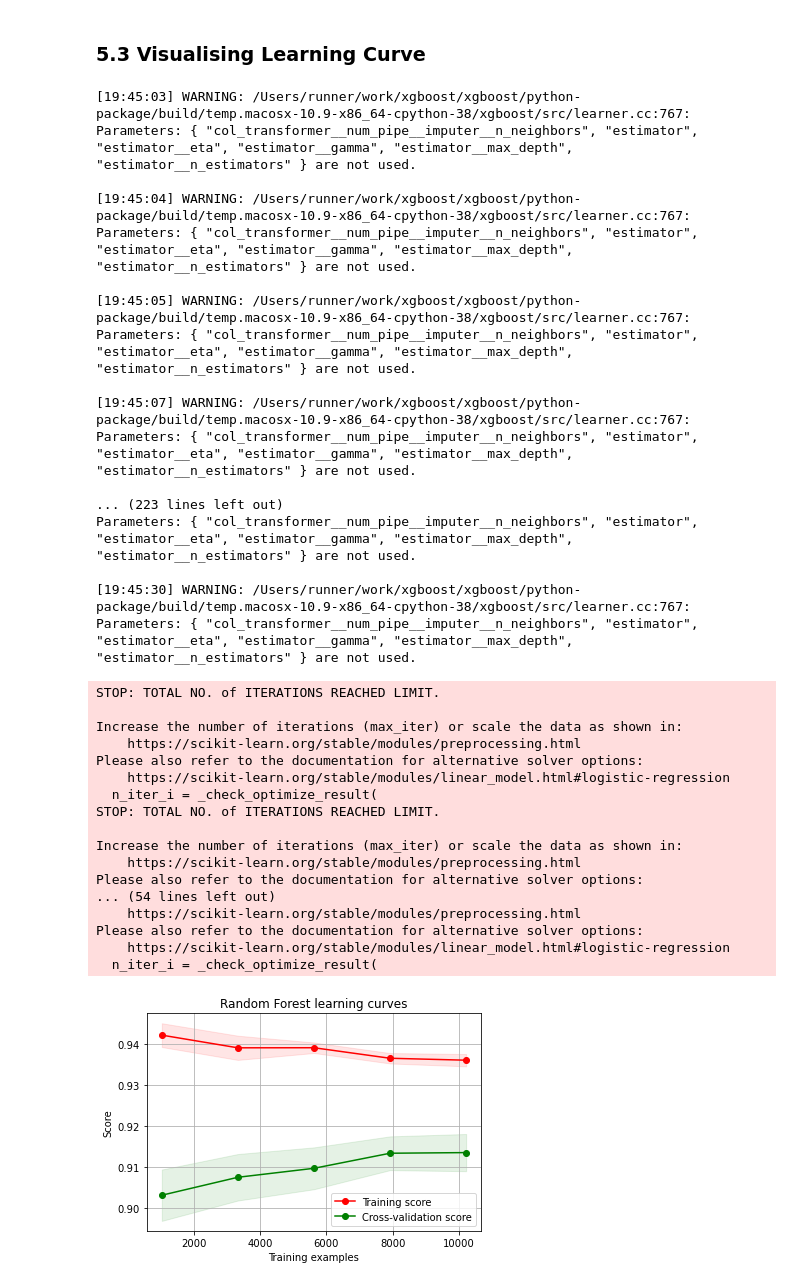
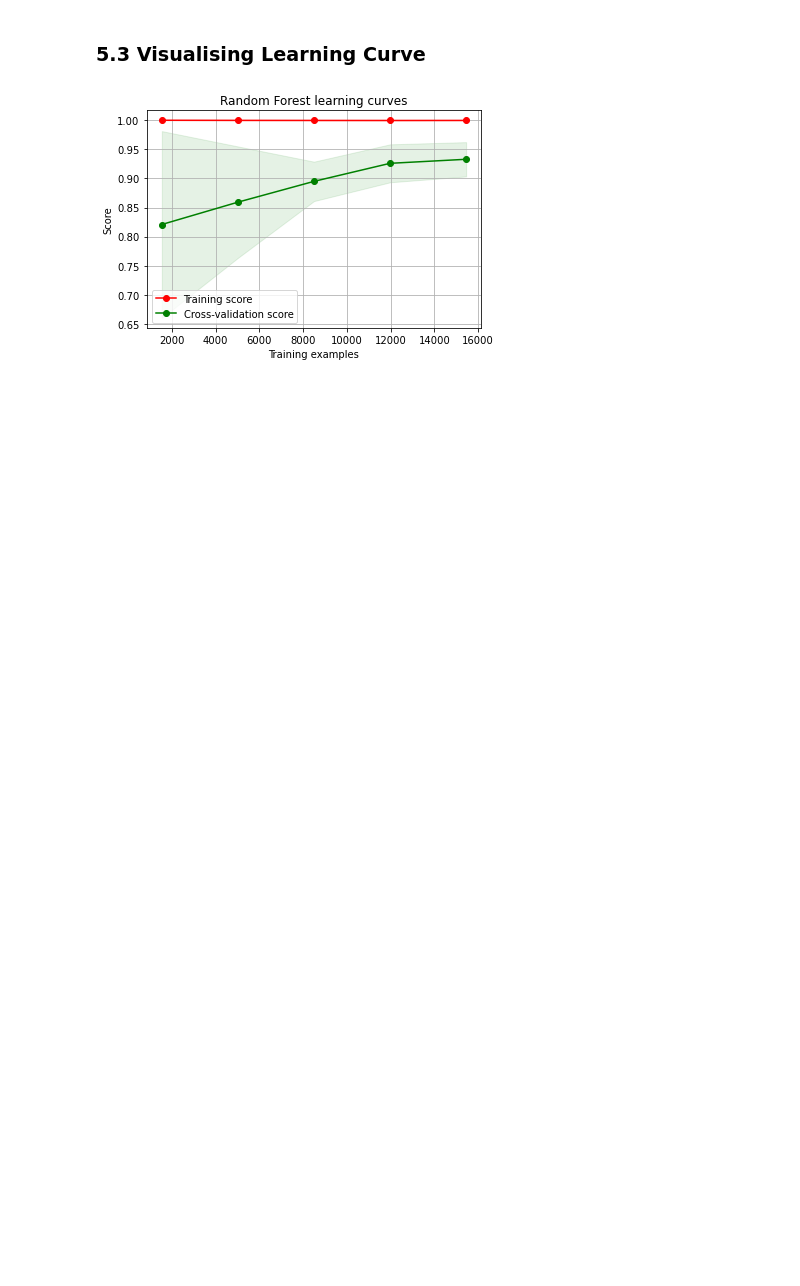
Before and after one commit to leileijng/bc2407-linkedin, a Jupyter notebook: 1_HR-Analysis/HR-Analysis Modelling.ipynb, the cells around one changed output. Drawn from its saved outputs; the diff is of its cells as text; code cells hidden in the pictures; blank space fills up the shorter version.

```diff
--- a/1_HR-Analysis/HR-Analysis Modelling.ipynb
+++ b/1_HR-Analysis/HR-Analysis Modelling.ipynb
@@ -423,4 +423,4 @@ importances = (importances-importances.min())/(importances.max()-importances.min
 # %%
 ## Take the average, and then use the top 8 as the final choice.
 importances['Mean_Importance'] = importances.mean(axis=1)
-selected_index = np.argsort(importances['Mean_Importance'].values.reshape(-1))[::-1][:8]
+selected_index = np.argsort(importances['Mean_Importance'].values.reshape(-1))[::-1][:8]b
@@ -427,3 +429,6 @@ selected_index = np.argsort(importances['Mean_Importance'].values.reshape(-1))[:
+# %%
+X_train_selected = X_train_os.iloc[:,selected_index]
+X_test_selected = X_test.iloc[:,selected_index]
 # %% [markdown]
 #### 2.1 (c) Displaying the importance scores in a table
 # %%
@@ -857,14 +862,14 @@ ROC-AUC-Score: 0.9557596865299627
 # %%
 # On all dataset
 # RFC Parameters tunning
-RFC = RandomForestClassifier()
+RFC = RandomForestClassifier(oob_score=True)
 rfs = int(np.floor(np.sqrt(X_train_os.shape[1])))
 rf_param_grid = {
-    "max_features": [i for i in range(1, rfs, 1)],
+    "max_features": [i for i in range(3, rfs, 1)],
     "criterion" : ["gini", "entropy"],
-    "min_samples_leaf" : [1, 5, 10, 25],
-    "min_samples_split" : [2, 4, 10, 12],
-    "n_estimators": [200, 400, 500, 700]
+    "min_samples_leaf" : [1, 5],
+    "min_samples_split" : [2, 4],
+    "n_estimators": [200, 500]
 }
 
 
@@ -935,18 +921,18 @@ ROC-AUC-Score: 0.9552700051528866
 # %%
 # On selected features
 # RFC Parameters tunning
-RFC = RandomForestClassifier()
+RFC = RandomForestClassifier(oob_score=True)
 
 # GridSerachCV
 param_grid = {
     "max_features": ['auto', 'sqrt'],
-    "criterion" : ["gini"],
-    "n_estimators": [100, 200, 500]
+    "criterion" : ["gini", "entropy"],
+    "n_estimators": [200, 500]
 }
 
 gsRFC_2 = GridSearchCV(RFC,param_grid = param_grid, cv=kfold, scoring="accuracy", n_jobs= 4)
 
-gsRFC_2.fit(X_train_os.iloc[:,selected_index],y_train_os.values.reshape(-1))
+gsRFC_2.fit(X_train_selected,y_train_os.values.reshape(-1))
 
 RFC_best2 = gsRFC_2.best_estimator_
 
@@ -1873,66 +1887,33 @@ def plot_learning_curve(estimator, title, X, y, ylim=None, cv=None,
                         n_jobs=-1, train_sizes=np.linspace(.1, 1.0, 5)):
     """Generate a simple plot of the test and training learning curve"""
     plt.figure()
     plt.title(title)
     if ylim is not None:
         plt.ylim(*ylim)
     plt.xlabel("Training examples")
     plt.ylabel("Score")
     train_sizes, train_scores, test_scores = learning_curve(
         estimator, X, y, cv=cv, n_jobs=n_jobs, train_sizes=train_sizes)
     train_scores_mean = np.mean(train_scores, axis=1)
     train_scores_std = np.std(train_scores, axis=1)
     test_scores_mean = np.mean(test_scores, axis=1)
     test_scores_std = np.std(test_scores, axis=1)
     plt.grid()
 
     plt.fill_between(train_sizes, train_scores_mean - train_scores_std,
                      train_scores_mean + train_scores_std, alpha=0.1,
                      color="r")
     plt.fill_between(train_sizes, test_scores_mean - test_scores_std,
                      test_scores_mean + test_scores_std, alpha=0.1, color="g")
     plt.plot(train_sizes, train_scores_mean, 'o-', color="r",
              label="Training score")
     plt.plot(train_sizes, test_scores_mean, 'o-', color="g",
              label="Cross-validation score")
 
     plt.legend(loc="best")
     return plt
 
-g = plot_learning_curve(leaderboard_model, "Random Forest learning curves",X_train,y_train.values.reshape(-1),cv=kfold)
+g = plot_learning_curve(RFC_best2,
+                        "Random Forest learning curves",X_train_os.iloc[:,selected_index],y_train_os.values.reshape(-1),cv=kfold)
 # %% [output]
-[19:45:03] WARNING: /Users/runner/work/xgboost/xgboost/python-package/build/temp.macosx-10.9-x86_64-cpython-38/xgboost/src/learner.cc:767:
-Parameters: { "col_transformer__num_pipe__imputer__n_neighbors", "estimator", "estimator__eta", "estimator__gamma", "estimator__max_depth", "estimator__n_estimators" } are not used.
-
-[19:45:04] WARNING: /Users/runner/work/xgboost/xgboost/python-package/build/temp.macosx-10.9-x86_64-cpython-38/xgboost/src/learner.cc:767:
-Parameters: { "col_transformer__num_pipe__imputer__n_neighbors", "estimator", "estimator__eta", "estimator__gamma", "estimator__max_depth", "estimator__n_estimators" } are not used.
-
-[19:45:05] WARNING: /Users/runner/work/xgboost/xgboost/python-package/build/temp.macosx-10.9-x86_64-cpython-38/xgboost/src/learner.cc:767:
-Parameters: { "col_transformer__num_pipe__imputer__n_neighbors", "estimator", "estimator__eta", "estimator__gamma", "estimator__max_depth", "estimator__n_estimators" } are not used.
-
-[19:45:07] WARNING: /Users/runner/work/xgboost/xgboost/python-package/build/temp.macosx-10.9-x86_64-cpython-38/xgboost/src/learner.cc:767:
-Parameters: { "col_transformer__num_pipe__imputer__n_neighbors", "estimator", "estimator__eta", "estimator__gamma", "estimator__max_depth", "estimator__n_estimators" } are not used.
-
-... (223 lines left out)
-Parameters: { "col_transformer__num_pipe__imputer__n_neighbors", "estimator", "estimator__eta", "estimator__gamma", "estimator__max_depth", "estimator__n_estimators" } are not used.
-
-[19:45:30] WARNING: /Users/runner/work/xgboost/xgboost/python-package/build/temp.macosx-10.9-x86_64-cpython-38/xgboost/src/learner.cc:767:
-Parameters: { "col_transformer__num_pipe__imputer__n_neighbors", "estimator", "estimator__eta", "estimator__gamma", "estimator__max_depth", "estimator__n_estimators" } are not used.
-STOP: TOTAL NO. of ITERATIONS REACHED LIMIT.
-
-Increase the number of iterations (max_iter) or scale the data as shown in:
-    https://scikit-learn.org/stable/modules/preprocessing.html
-Please also refer to the documentation for alternative solver options:
-    https://scikit-learn.org/stable/modules/linear_model.html#logistic-regression
-  n_iter_i = _check_optimize_result(
-STOP: TOTAL NO. of ITERATIONS REACHED LIMIT.
-
-Increase the number of iterations (max_iter) or scale the data as shown in:
-    https://scikit-learn.org/stable/modules/preprocessing.html
-Please also refer to the documentation for alternative solver options:
-... (54 lines left out)
-    https://scikit-learn.org/stable/modules/preprocessing.html
-Please also refer to the documentation for alternative solver options:
-    https://scikit-learn.org/stable/modules/linear_model.html#logistic-regression
-  n_iter_i = _check_optimize_result(
-[figure, old version]
+[figure, new version]
```
Also changed, not shown: parts of 39 cells of this notebook.
